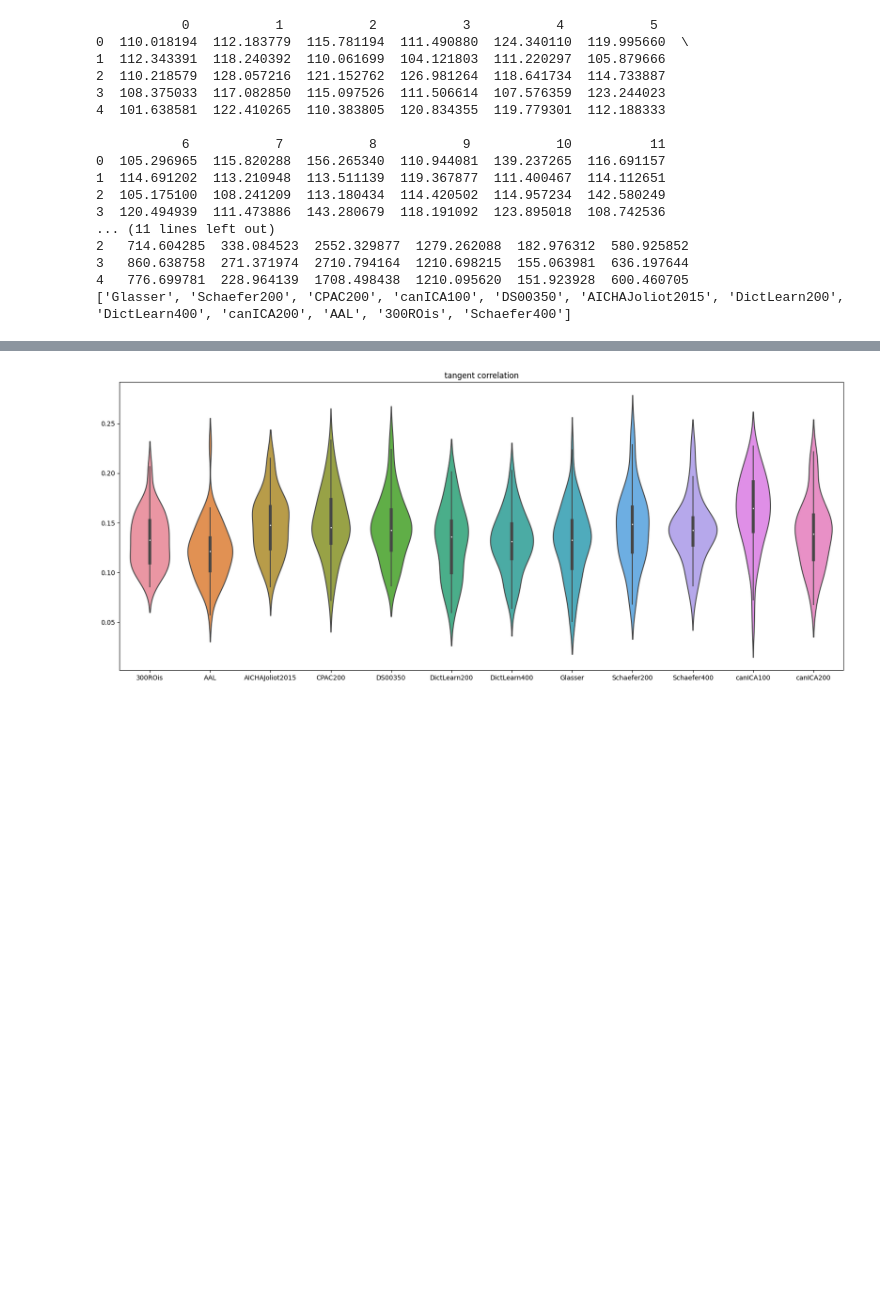
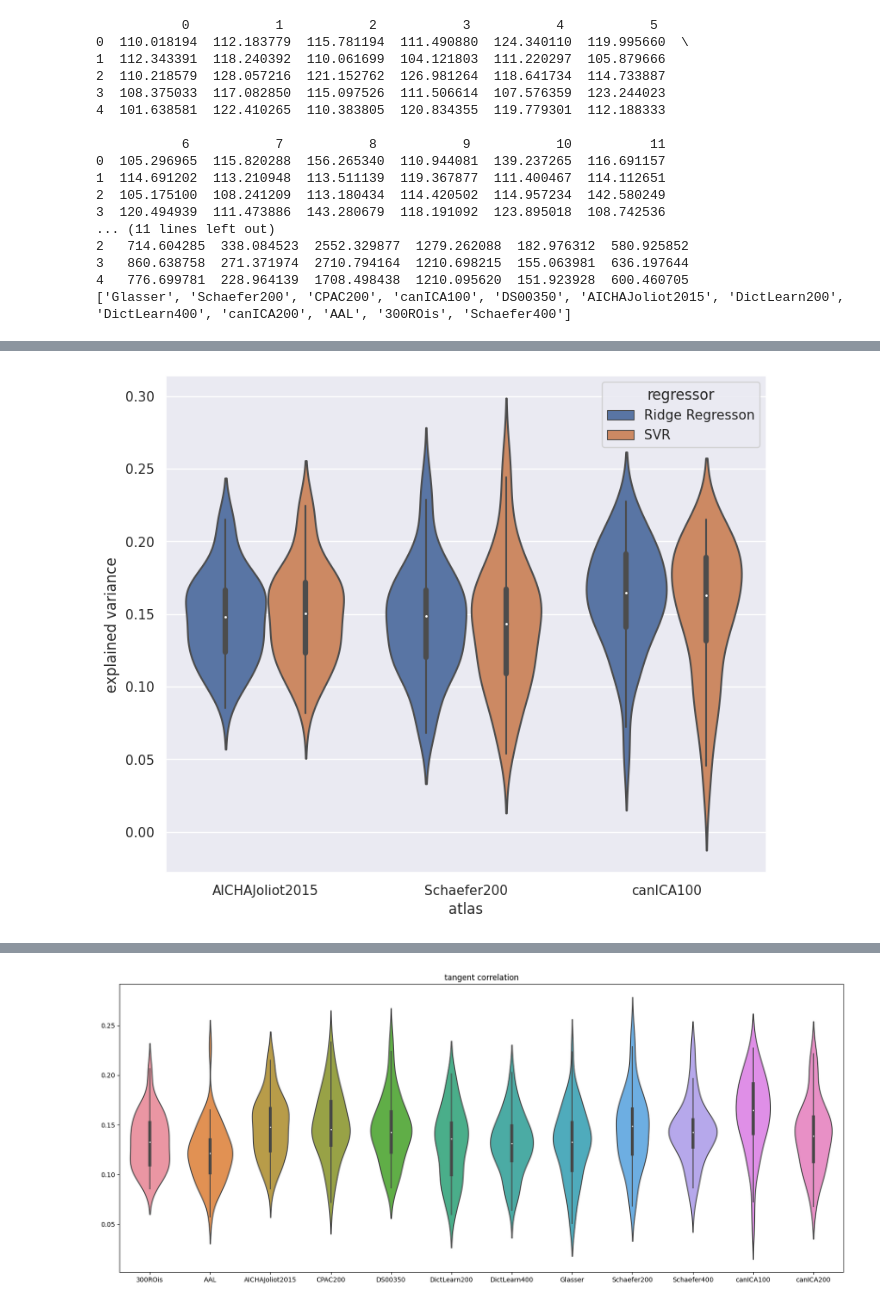
Before and after one commit to samuelheczko/Ridge-Regression-Predictions, a Jupyter notebook: analysis_notebook.ipynb, the cells around one changed output, grey strips where cells are left out. Cells and saved outputs as stored; diff of their text form; code cells hidden in the pictures; blank space fills up the shorter version.

Commit message:
changed to data analysis

```diff
--- a/analysis_notebook.ipynb
+++ b/analysis_notebook.ipynb
@@ -172,0 +127,9 @@ sns.load_dataset('tips')
+# %%
+
+sns.set(rc = {'figure.figsize':(9,7.5)})
+
+plot = sns.violinplot(data = new_try,x = 'atlas',y = 'explained variance',hue = 'regressor',alpha = 1)
+fig = plot.get_figure()
+fig.savefig(path + 'results/plots/SVRvsRR.pdf')
+# %% [output]
+[figure, added]
```
Also changed, not shown: parts of 11 cells of this notebook.
